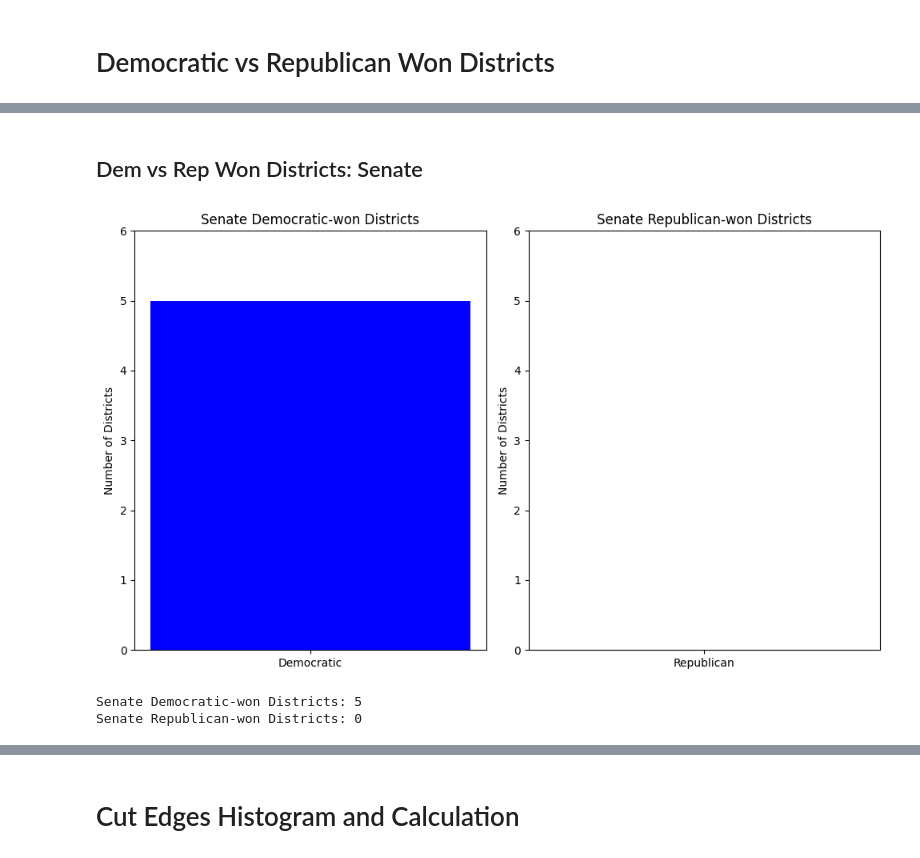
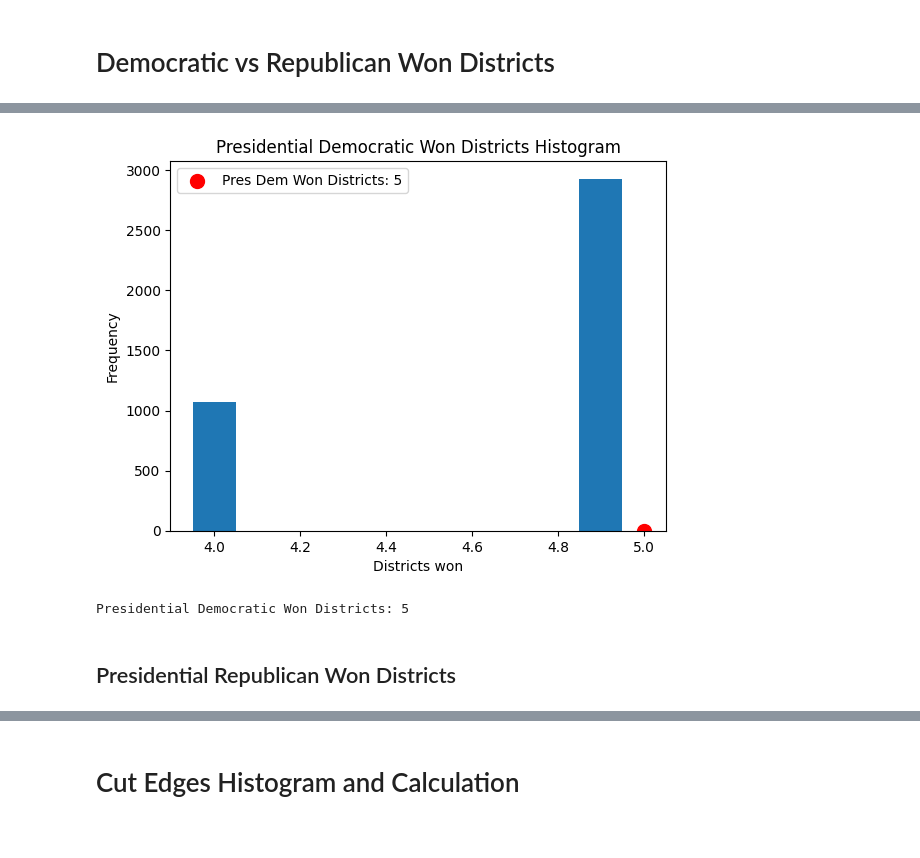
Before and after one commit to blaydeomura/AI_for_redistricting_final_project, a Jupyter notebook: CT_final_outlier_analysis.ipynb, the cells around one changed output, grey strips where cells are left out. Drawn from its saved outputs; the diff is of its cells as text; code cells hidden in the pictures.

```diff
--- a/CT_final_outlier_analysis.ipynb
+++ b/CT_final_outlier_analysis.ipynb
@@ -336,7 +386,0 @@ Senate Mean-Median Difference: -0.014978682744356098
-# %%
-# The ElectionResults object for "PRES16"
-pres_election_results = initial_partition["PRES16"]
-
-# Use the wins method to get the number of districts won by each party
-pres_dem_won_districts = pres_election_results.wins("Democratic")
-pres_rep_won_districts = pres_election_results.wins("Republican")
@@ -373,2 +386,0 @@ Presidential Republican-won Districts: 0
-# %% [markdown]
-## Dem vs Rep Won Districts: Senate
@@ -382,30 +387,24 @@ sen_rep_won_districts = sen_election_results.wins("Republican")
-# %%
-# Set up the figure and axes for two subplots
-fig, axes = plt.subplots(nrows=1, ncols=2, figsize=(10, 6))  # ncols=2 for two side-by-side plots
-
-# Plot Democratic-won districts
-axes[0].bar('Democratic', sen_dem_won_districts, color='blue')
-axes[0].set_title('Senate Democratic-won Districts')
-axes[0].set_ylabel('Number of Districts')
-axes[0].set_ylim(0, max(sen_dem_won_districts, sen_rep_won_districts) + 1)  # Set y limit to max won districts + 1 for spacing
-
-# Plot Republican-won districts
-axes[1].bar('Republican', sen_rep_won_districts, color='red')
-axes[1].set_title('Senate Republican-won Districts')
-axes[1].set_ylabel('Number of Districts')
-axes[1].set_ylim(0, max(sen_dem_won_districts, sen_rep_won_districts) + 1)  # Set y limit to max won districts + 1 for spacing
-
-# Adjust the layout so that the plots are spaced nicely
-plt.tight_layout()
-
-# Show the plot
-plt.show()
-# %% [output]
-[figure, removed]
-# %%
-# Print out the counts
-print(f"Senate Democratic-won Districts: {sen_dem_won_districts}")
-print(f"Senate Republican-won Districts: {sen_rep_won_districts}")
-# %% [output]
-Senate Democratic-won Districts: 5
-Senate Republican-won Districts: 0
+# %%
+# Calculate Presidential Won Districts for Democrats
+pres_dem_won_districts_plot = initial_partition["PRES16"].wins("Democratic")
+# %%
+# Plot our histogram
+plt.figure()
+plt.hist(pres_dem_won_districts, align = 'left')
+plt.title('Presidential Democratic Won Districts Histogram')
+plt.xlabel('Districts won')
+plt.ylabel('Frequency')
+
+# Scatter plot won districts
+plt.scatter([pres_dem_won_districts_plot], [0], color='red', s=100, label=f'Pres Dem Won Districts: {pres_dem_won_districts_plot:}')  # s is the size of the dot
+plt.legend()  # Show legend with the label of scatter
+
+plt.show()
+# %% [output]
+[figure, added]
+# %%
+print(f"Presidential Democratic Won Districts: {pres_dem_won_districts_plot}")
+# %% [output]
+Presidential Democratic Won Districts: 5
+# %% [markdown]
+## Presidential Republican Won Districts
```
Also changed, not shown: parts of 32 cells of this notebook.
